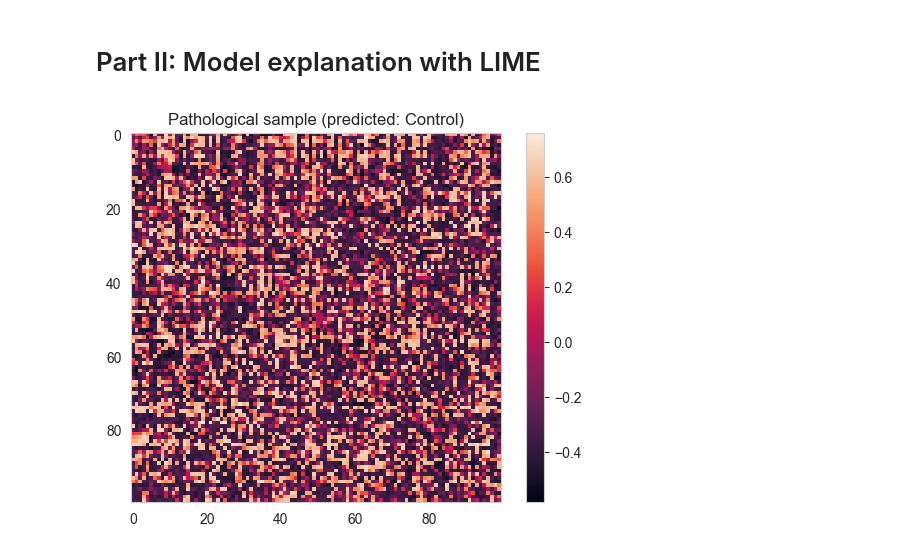
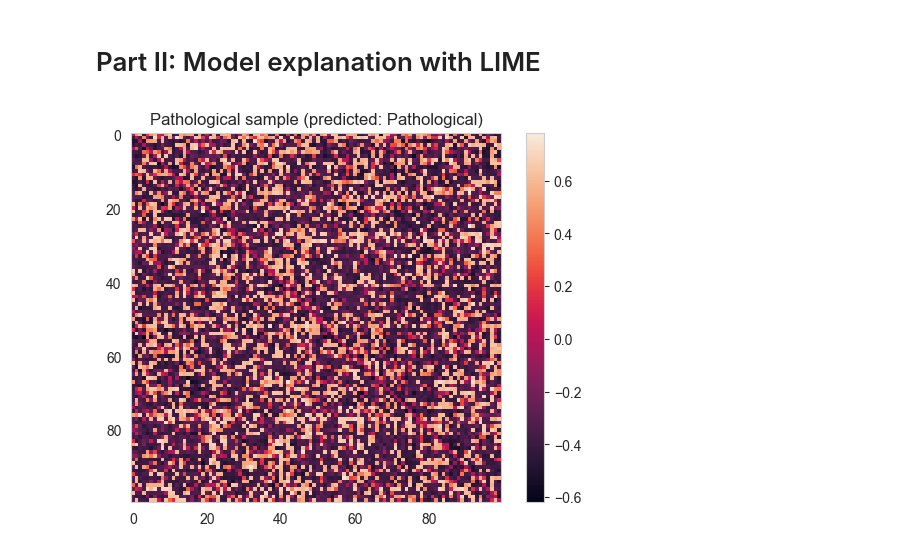
Before and after one commit to Wotaker/masters-thesis, a Jupyter notebook: master_thesis/notebooks/lime.ipynb, the cells around one changed output. Cells and saved outputs as stored; diff of their text form; code cells hidden in the pictures.

```diff
--- a/master_thesis/notebooks/lime.ipynb
+++ b/master_thesis/notebooks/lime.ipynb
@@ -43,7 +43,7 @@ logging.info(f"Loading dataset {dataset_name}...")
 dataset_config["preprocessing"]["seed"] = global_seed
 
 # Load dataset
-X, y = load_dataset(dataset_name, dataset_config)
+X, y, filenames = load_dataset(dataset_name, dataset_config)
 # %% [output]
 INFO:root:Loading dataset stroke_RCC...
 WARNING:root:Network sub-PAT061A.tsv_onlydirected.npy is empty, removing it from the dataset.
@@ -134,15 +137,15 @@ explainer = lime_tabular.LimeTabularExplainer(
     random_state=global_seed
 )
 # %%
-sample_idx = 4
+sample_idx = 1
 sample = X_test_normalized[sample_idx]
 label_gold = "Pathological" if y_gold_test[sample_idx] == 1 else "Control"
 label_hat = "Pathological" if y_hat_test[sample_idx] == 1 else "Control"
 
 plt.imshow(sample)
 plt.colorbar()
 plt.title(f"{label_gold} sample (predicted: {label_hat})")
 plt.grid(False)
 plt.show()
 # %% [output]
-[figure, old version]
+[figure, new version]
```
Also changed, not shown: parts of 11 cells of this notebook, 5 other files.
